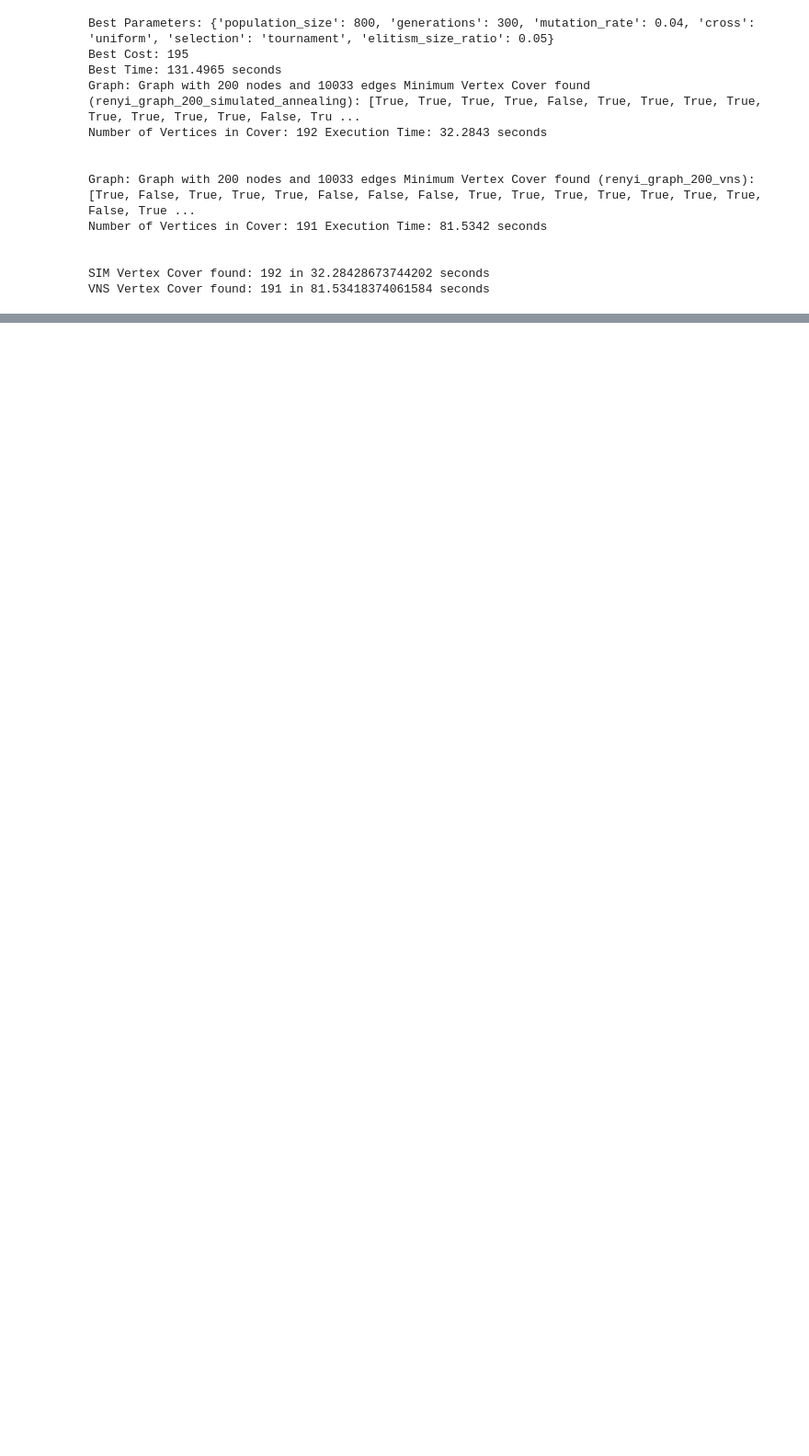
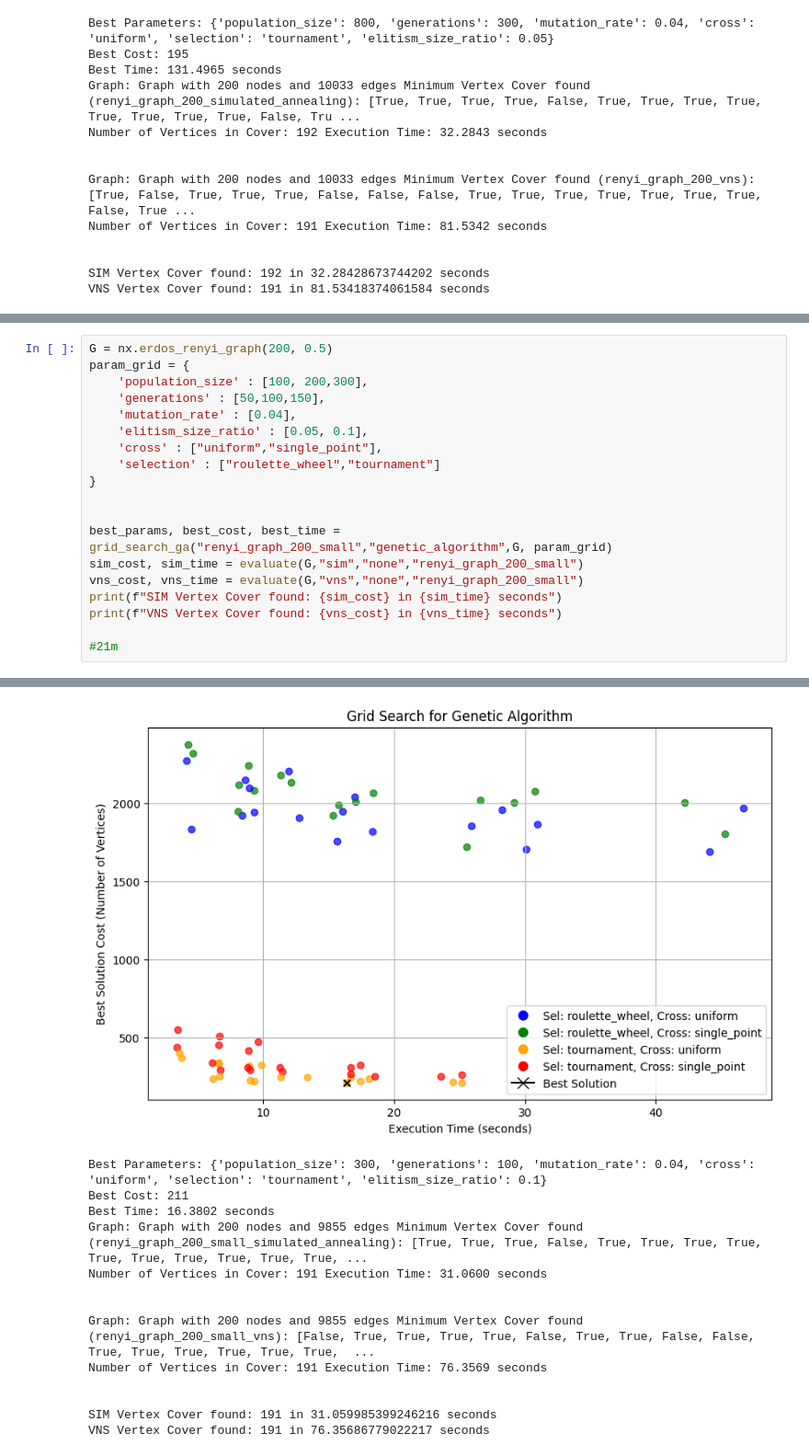
Before and after one commit to TinovoS/Minimum_Vertex_Cover, a Jupyter notebook: Graphs_Testing.ipynb, the cells around one changed output, grey strips where cells are left out. Shown at 92% size. Cells and saved outputs as stored; diff of their text form; blank space fills up the shorter version.

```diff
--- a/Graphs_Testing.ipynb
+++ b/Graphs_Testing.ipynb
@@ -470,0 +569,20 @@ VNS Vertex Cover found: 191 in 81.53418374061584 seconds
+# %%
+G = nx.erdos_renyi_graph(200, 0.5)
+param_grid = {
+    'population_size' : [100, 200,300],
+    'generations' : [50,100,150],
+    'mutation_rate' : [0.04],
+    'elitism_size_ratio' : [0.05, 0.1],
+    'cross' : ["uniform","single_point"],
+    'selection' : ["roulette_wheel","tournament"]
+}
+
+
+best_params, best_cost, best_time = grid_search_ga("renyi_graph_200_small","genetic_algorithm",G, param_grid)
+sim_cost, sim_time = evaluate(G,"sim","none","renyi_graph_200_small")
+vns_cost, vns_time = evaluate(G,"vns","none","renyi_graph_200_small")
+print(f"SIM Vertex Cover found: {sim_cost} in {sim_time} seconds")
+print(f"VNS Vertex Cover found: {vns_cost} in {vns_time} seconds")
+
+#21m
+# %% [output]
@@ -470,0 +606,14 @@ VNS Vertex Cover found: 191 in 81.53418374061584 seconds
+[figure, added]
+Best Parameters: {'population_size': 300, 'generations': 100, 'mutation_rate': 0.04, 'cross': 'uniform', 'selection': 'tournament', 'elitism_size_ratio': 0.1}
+Best Cost: 211
+Best Time: 16.3802 seconds
+Graph: Graph with 200 nodes and 9855 edges Minimum Vertex Cover found (renyi_graph_200_small_simulated_annealing): [True, True, True, False, True, True, True, True, True, True, True, True, True, True, ...
+Number of Vertices in Cover: 191 Execution Time: 31.0600 seconds
+
+
+Graph: Graph with 200 nodes and 9855 edges Minimum Vertex Cover found (renyi_graph_200_small_vns): [False, True, True, True, True, False, True, True, False, False, True, True, True, True, True, True,  ...
+Number of Vertices in Cover: 191 Execution Time: 76.3569 seconds
+
+
+SIM Vertex Cover found: 191 in 31.059985399246216 seconds
+VNS Vertex Cover found: 191 in 76.35686779022217 seconds
```
Also changed, not shown: parts of 4 cells of this notebook, 12 other files.
